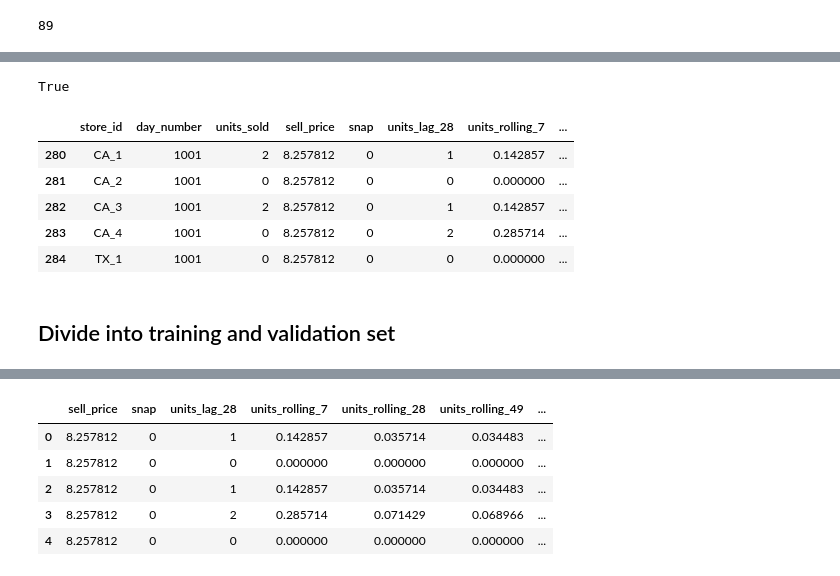
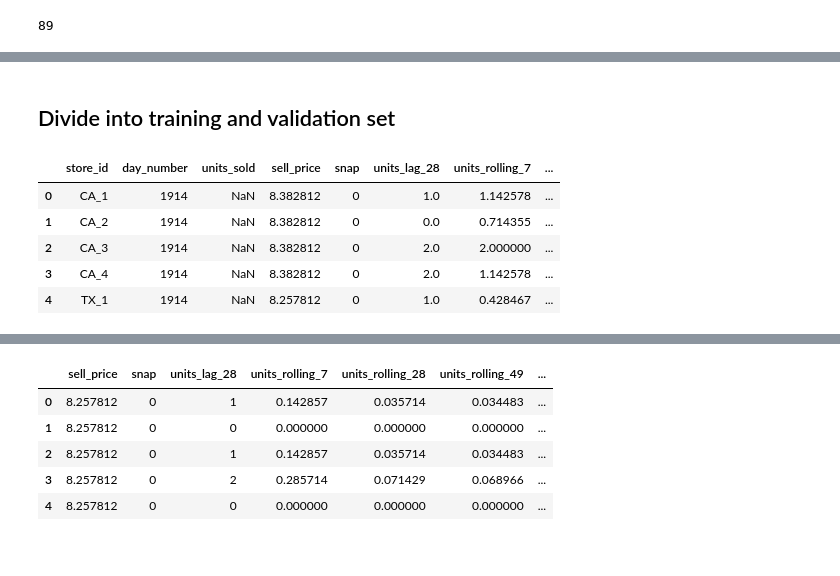
Before and after one commit to atabas/M5-Forecasting-Accuracy, a Jupyter notebook: 2-FeatureEngineering.ipynb, the cells around one changed output, grey strips where cells are left out. Cells and saved outputs as stored; diff of their text form; code cells hidden in the pictures.

```diff
--- a/2-FeatureEngineering.ipynb
+++ b/2-FeatureEngineering.ipynb
@@ -434,3 +319,0 @@ for col in categorical_cols:
-# %%
-first_product.reset_index(drop=True, inplace=True)
-first_product.head(10)
@@ -468,7 +319,0 @@ dtype: object
-# %%
-encoded_cols = pd.get_dummies(first_product[[
-    'dept_id', 'store_id', 'weekday', 'month', 'event_type_1', 'event_type_2'
-]]).reset_index(drop=True)
-first_product.drop(['dept_id', 'weekday', 'month', 'event_type_1', 'event_type_2'], axis=1, inplace=True)
-first_product = pd.concat([first_product, encoded_cols], axis=1)
-first_product.head()
@@ -482,24 +320,20 @@ first_product.head()
-# %%
-len(encoded_cols) == len(first_product)
-# %% [output]
-True
-# %%
-# Keep only non-zero rolling value rows
-first_product = first_product[first_product.day_number.astype(int) > 1000]
-first_product.head()
-# %% [output]
-|  | store_id | day_number | units_sold | sell_price | snap | units_lag_28 | units_rolling_7 | ... |
-| 280 | CA_1 | 1001 | 2 | 8.257812 | 0 | 1 | 0.142857 | ... |
-| 281 | CA_2 | 1001 | 0 | 8.257812 | 0 | 0 | 0.000000 | ... |
-| 282 | CA_3 | 1001 | 2 | 8.257812 | 0 | 1 | 0.142857 | ... |
-| 283 | CA_4 | 1001 | 0 | 8.257812 | 0 | 2 | 0.285714 | ... |
-| 284 | TX_1 | 1001 | 0 | 8.257812 | 0 | 0 | 0.000000 | ... |
 # %% [markdown]
 ## Divide into training and validation set
 # %%
 # Time series split so we cannot shuffle
 first_product_train = first_product[first_product.day_number.astype(int) <= 1885].reset_index(drop=True) # 1913-28
-first_product_validation = first_product[first_product.day_number.astype(int) > 1885].reset_index(drop=True)
+first_product_validation = first_product[(first_product.day_number.astype(int) > 1885)
+                                         & (first_product.day_number.astype(int) < 1914)].reset_index(drop=True)
+first_product_test = first_product[first_product.day_number.astype(int) >= 1914].reset_index(drop=True)
+# %%
+first_product_test.head()
+# %% [output]
+|  | store_id | day_number | units_sold | sell_price | snap | units_lag_28 | units_rolling_7 | ... |
+| 0 | CA_1 | 1914 | NaN | 8.382812 | 0 | 1.0 | 1.142578 | ... |
+| 1 | CA_2 | 1914 | NaN | 8.382812 | 0 | 0.0 | 0.714355 | ... |
+| 2 | CA_3 | 1914 | NaN | 8.382812 | 0 | 2.0 | 2.000000 | ... |
+| 3 | CA_4 | 1914 | NaN | 8.382812 | 0 | 2.0 | 1.142578 | ... |
+| 4 | TX_1 | 1914 | NaN | 8.257812 | 0 | 1.0 | 0.428467 | ... |
 # %%
 first_product_validation.head()
 # %% [output]
```
Also changed, not shown: parts of 35 cells of this notebook.
